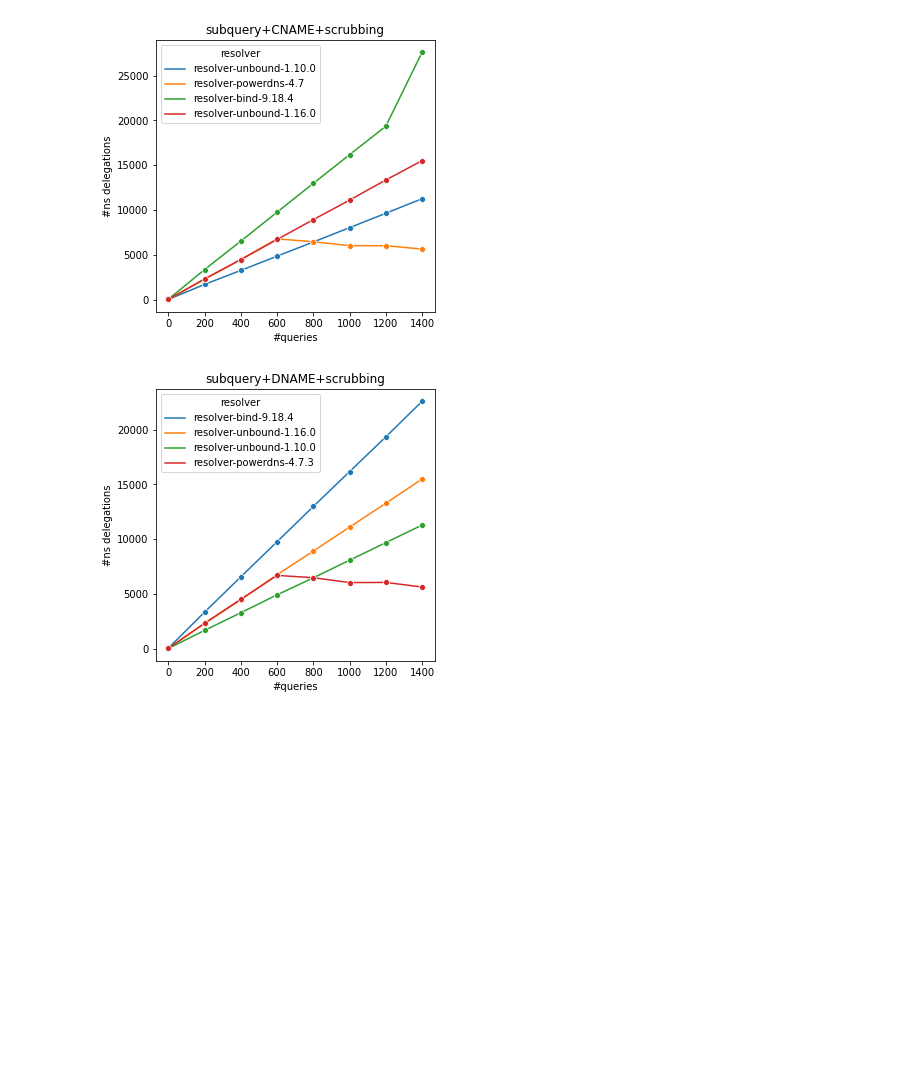
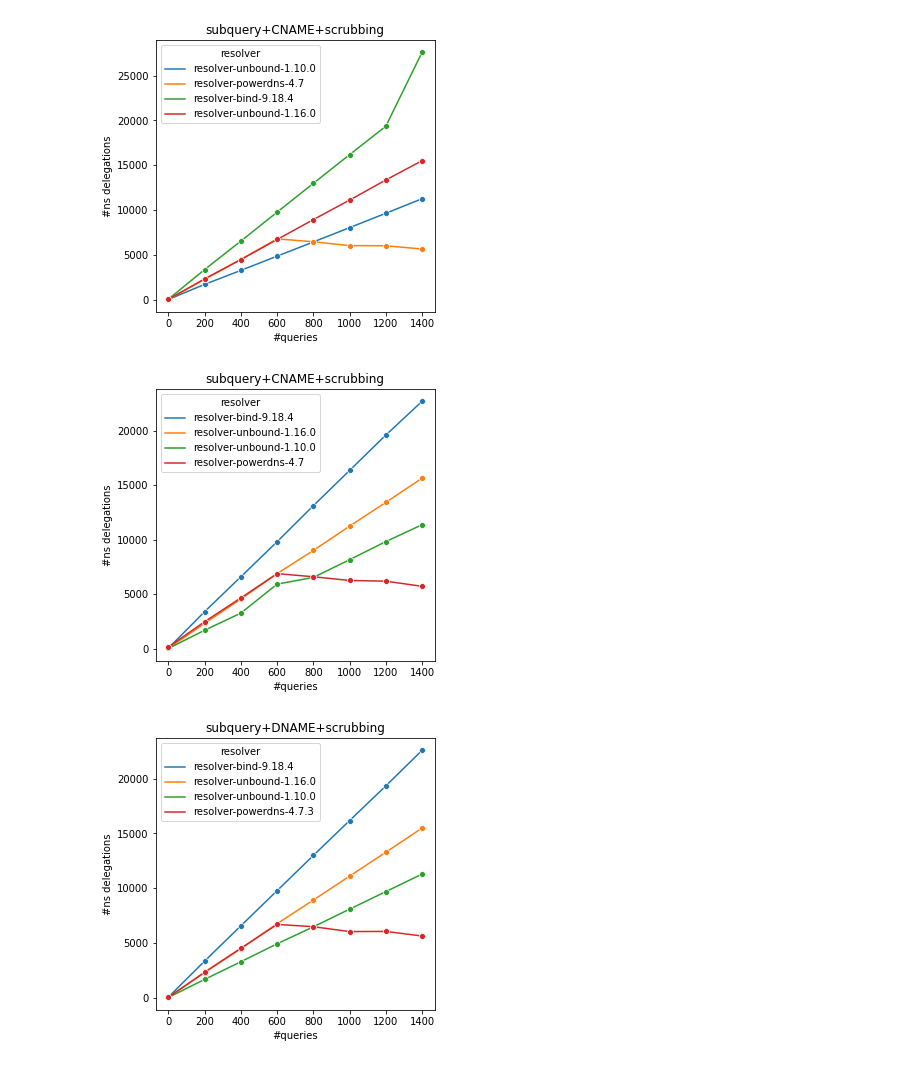
Before and after one commit to jaymoneyjay/dns-testbed, a Jupyter notebook: validation/results/plotter.ipynb, the cells around one changed output. Saved outputs shown, nothing was run; the diff lists cells and outputs as text; code cells hidden in the pictures; blank space fills up the shorter version.

```diff
--- a/validation/results/plotter.ipynb
+++ b/validation/results/plotter.ipynb
@@ -103,6 +108,11 @@ df = pd.read_csv("slowDNS+CNAME+scrubbing/data.csv")
 generate_plot(df, "delay", "result", "resolver", "subquery+CNAME+scrubbing", "#queries", "#ns delegations")
 # %% [output]
 [figure]
+# %%
+df = pd.read_csv("slowDNS+CNAME+scrubbing/data.csv")
+generate_plot(df, "delay", "result", "resolver", "subquery+CNAME+scrubbing", "#queries", "#ns delegations")
+# %% [output]
+[figure, added]
 # %%
 df = pd.read_csv("slowDNS+DNAME+scrubbing/data.csv")
 generate_plot(df, "delay", "result", "resolver", "subquery+DNAME+scrubbing", "#queries", "#ns delegations")
```
Also changed, not shown: parts of 1 cell of this notebook, 9 other files.
